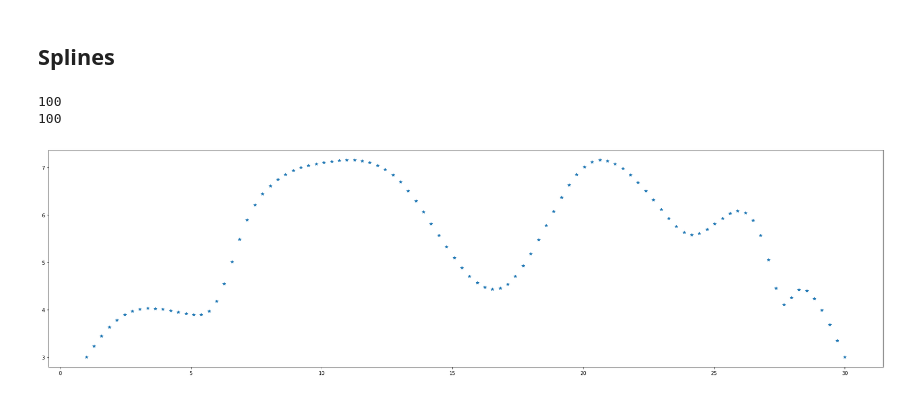
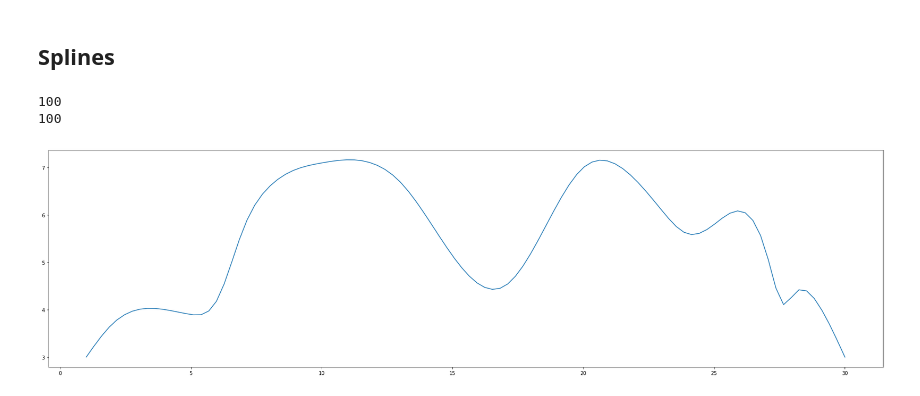
Before and after one commit to catalinamillan/Programas, a Jupyter notebook: Interpolacion/Splines.ipynb, the cells around one changed output. Drawn from its saved outputs; the diff is of its cells as text; code cells hidden in the pictures.

```diff
--- a/Interpolacion/Splines.ipynb
+++ b/Interpolacion/Splines.ipynb
@@ -64,32 +64,32 @@ for j in range(n-1,-1,-1):
 
 #print("aj = ",a)
 #print("bj = ",b)
 #print("cj = ",c)
 #print("dj = ",d)
 
 x_array = np.linspace(min(x_list),max(x_list),100)
 
 y_array = []
 
 
 
 for i in range(0,len(x_array)):
     for j in range(0,n):
         if x[j]<=x_array[i]<x[j+1]:
             s = a[j]+b[j]*(x_array[i]-x[j]) + c[j]*(x_array[i]-x[j])**2 + d[j]*(x_array[i]-x[j])**3
             y_array.append(s)
     if x_array[i]==x[n]:
         s = a[n]+b[n]*(x_array[i]-x[n]) + c[n]*(x_array[i]-x[n])**2 + d[n]*(x_array[i]-x[n])**3
         y_array.append(s)
 
 print(len(y_array))
 print(len(x_array))
 fig=plt.figure(figsize=(30,8))
 ax=plt.axes()
 #ax.plot(x_list,y_list)
-ax.plot(x_array,y_array,'*')
+ax.plot(x_array,y_array)
 plt.show()
 # %% [output]
 100
 100
-[figure, old version]
+[figure, new version]
```
Also changed, not shown: 9 other files.
